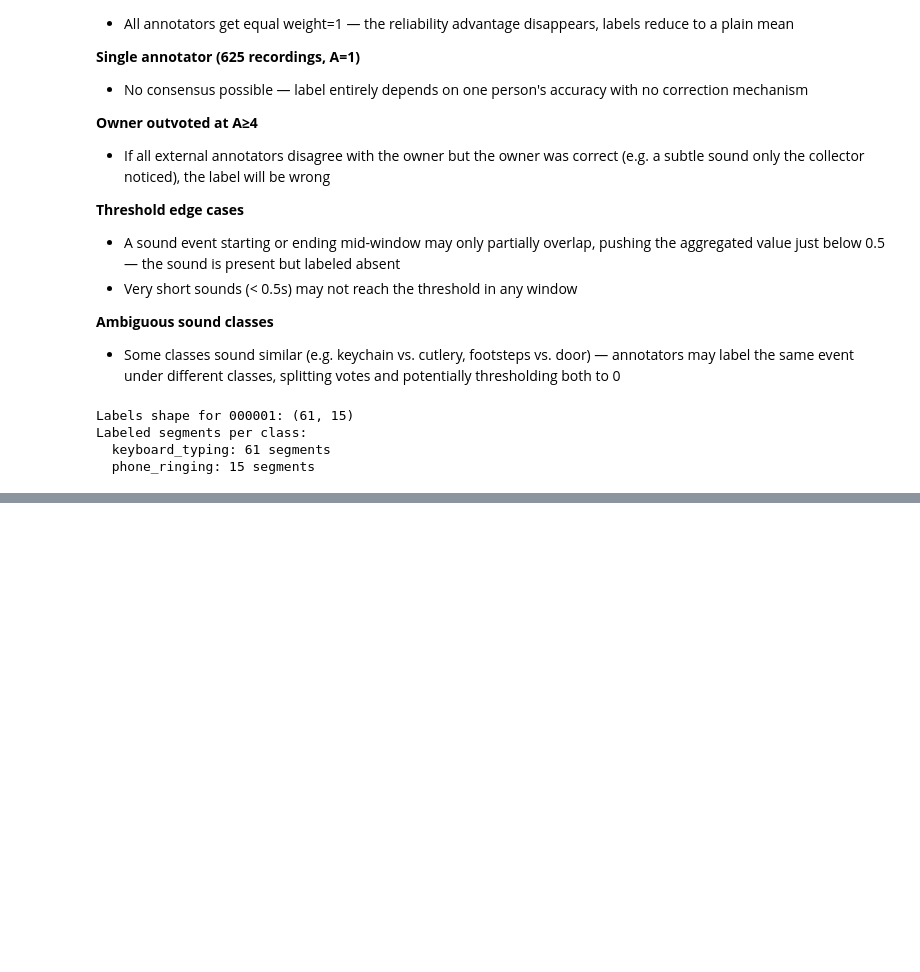
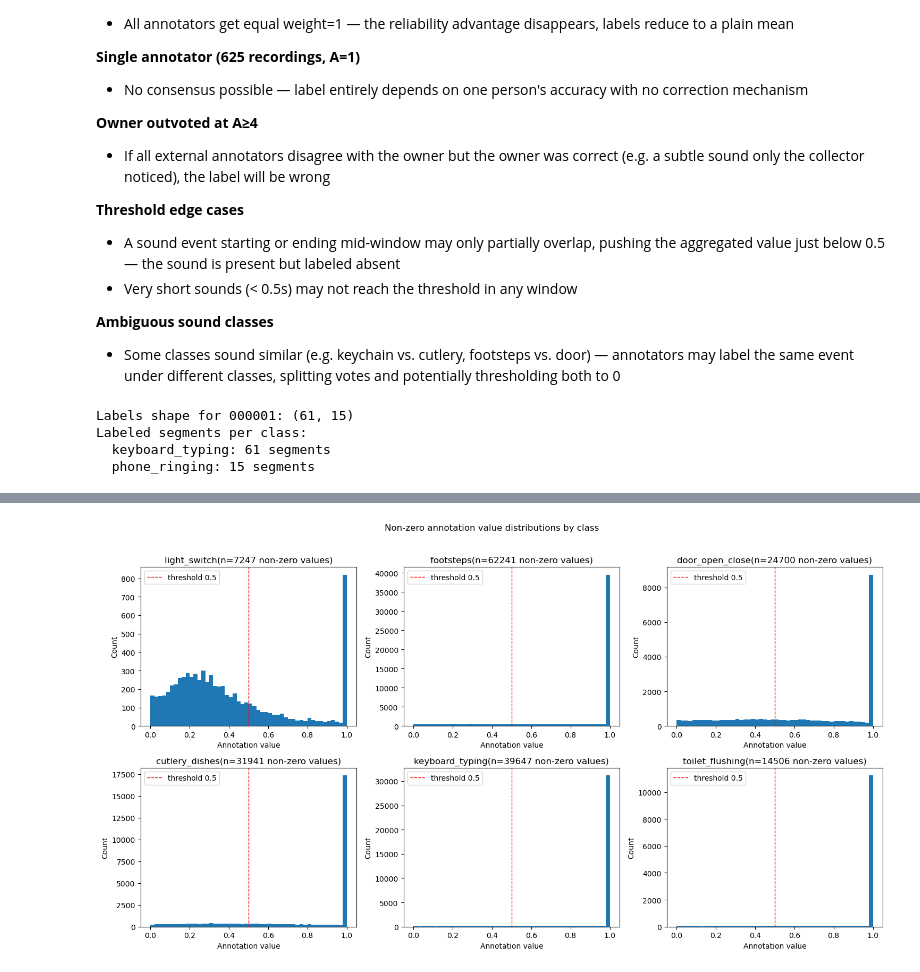
Before and after one commit to Carapet07/MLPC2026, a Jupyter notebook: notebooks/timur_notebook.ipynb, the cells around one changed output, grey strips where cells are left out. Cells and saved outputs as stored; diff of their text form; code cells hidden in the pictures; blank space fills up the shorter version.

```diff
--- a/notebooks/timur_notebook.ipynb
+++ b/notebooks/timur_notebook.ipynb
@@ -326,3 +354,23 @@ Labels shape for 000001: (61, 15)
 Labeled segments per class:
   keyboard_typing: 61 segments
   phone_ringing: 15 segments
+# %%
+# 2b — Sanity check: every target class should have at least one positive label
+class_names = npz_files[next(iter(npz_files))]['class_names'].tolist()
+
+flagged = []
+for fname, data in npz_files.items():
+    target = list(data['target_classes'])
+    for cls in target:
+        c = class_names.index(cls)
+        if labels[fname][:, c].sum() == 0:
+            flagged.append({'filename': fname, 'class': cls})
+
+flagged_df = pd.DataFrame(flagged)
+total_target_pairs = sum(len(data['target_classes']) for data in npz_files.values())
+
+print(f'Total (recording, target_class) pairs : {total_target_pairs}')
+print(f'Flagged (zero positive labels)        : {len(flagged_df)}  ({100*len(flagged_df)/total_target_pairs:.1f}%)')
+if len(flagged_df):
+    print('\nFlagged breakdown by class:')
+    print(flagged_df['class'].value_counts().to_string())
@@ -328,0 +596,32 @@ Labeled segments per class:
+# %%
+# Distribution of non-zero annotation values for selected classes
+# Comparing problematic (light_switch, footsteps, door_open_close, cutlery_dishes)
+# vs clean (keyboard_typing, toilet_flushing)
+
+selected_classes = ['light_switch', 'footsteps', 'door_open_close', 'cutlery_dishes',
+                    'keyboard_typing', 'toilet_flushing']
+
+fig, axes = plt.subplots(2, 3, figsize=(15, 8))
+axes = axes.flatten()
+
+for ax, cls in zip(axes, selected_classes):
+    cls_idx = class_names.index(cls)
+    vals = []
+    for data in npz_files.values():
+        ann = data["annotations"][:, cls_idx, :]  # [T, A]
+        nonzero = ann[ann > 0]
+        vals.extend(nonzero.tolist())
+
+    vals = np.array(vals)
+    ax.hist(vals, bins=50, range=(0, 1), edgecolor="none")
+    ax.axvline(0.5, color="red", linestyle="--", linewidth=1, label="threshold 0.5")
+    ax.set_title(f"{cls}(n={len(vals)} non-zero values)")
+    ax.set_xlabel("Annotation value")
+    ax.set_ylabel("Count")
+    ax.legend()
+
+plt.suptitle("Non-zero annotation value distributions by class", y=1.02)
+plt.tight_layout()
+plt.show()
+# %% [output]
+[figure, added]
```
Also changed, not shown: parts of 17 cells of this notebook.
